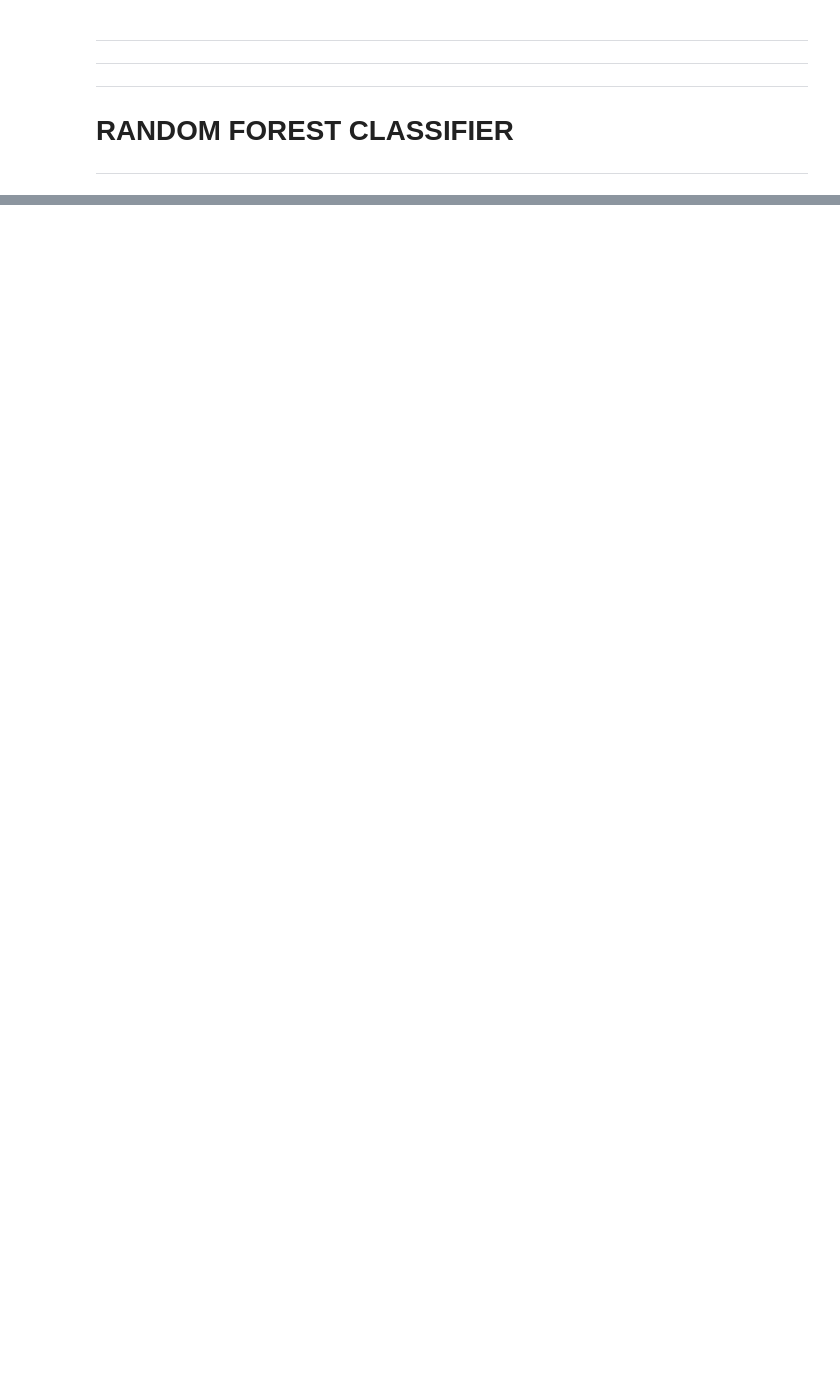
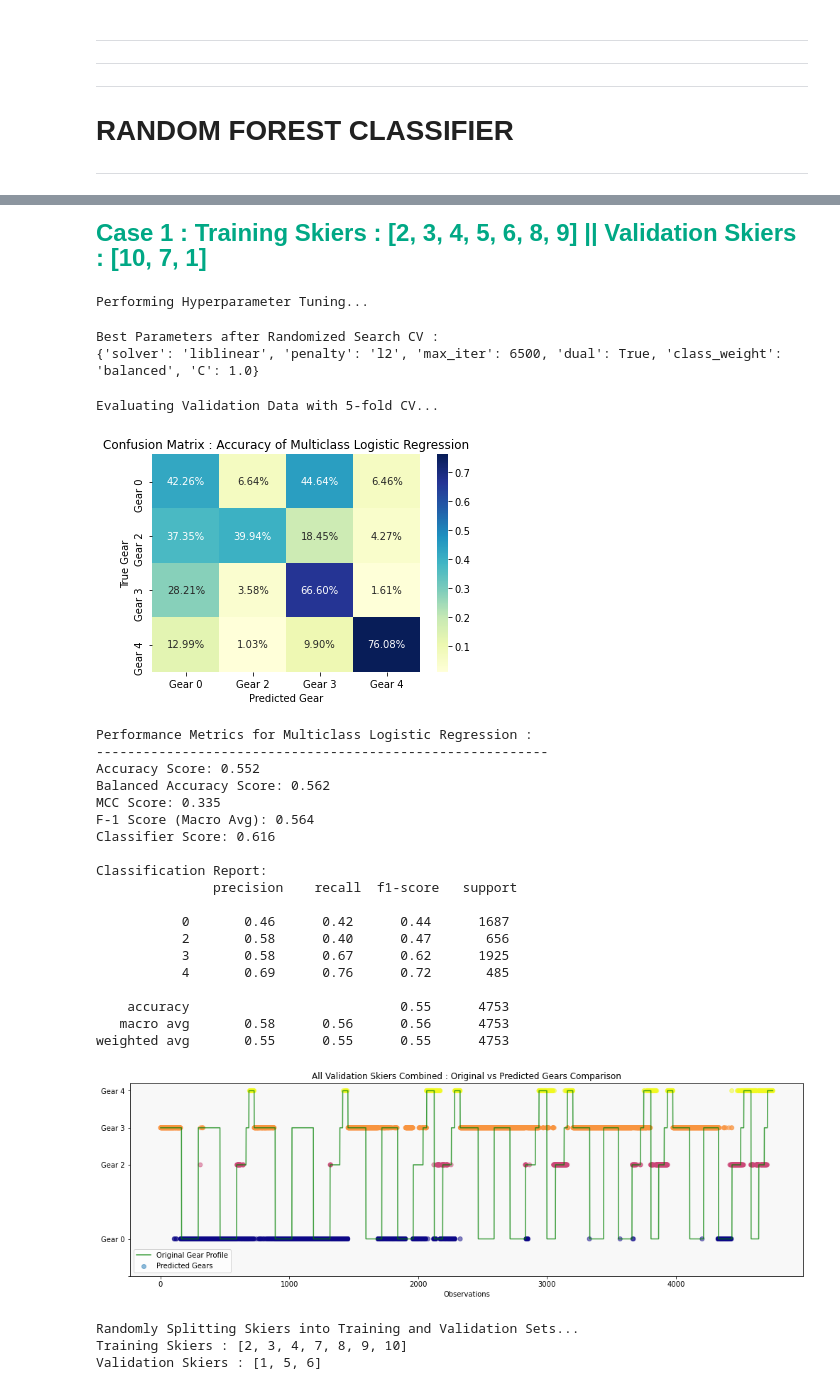
Before and after one commit to DavidLarssonIO/Data-driven-gait-analysis, a Jupyter notebook: main-savya-refined-12sec-shift.ipynb, the cells around one changed output, grey strips where cells are left out. Saved outputs shown, nothing was run; the diff lists cells and outputs as text; code cells hidden in the pictures; blank space fills up the shorter version.

```diff
--- a/main-savya-refined-12sec-shift.ipynb
+++ b/main-savya-refined-12sec-shift.ipynb
@@ -311,18 +184,0 @@ weighted avg       0.81      0.80      0.80      4654
-# %%
-plot_df = y_plot_data
-plot_df = plot_df.assign(Predicted_Gear=all_y_pred)
-skier_list = plot_df['Skier'].unique()
-
-
-for i in range(0,len(skier_list)):
-    temp_df = plot_df.loc[(plot_df['Skier'] == skier_list[i])]
-
-    fig, axs = plt.subplots(figsize=(15,6))
-    plt.title(f'Skier {skier_list[i]} : Original vs Predicted Gears Comparison')
-    plt.xlabel('Observations')
-    plt.plot(range(0,temp_df.shape[0]), temp_df['Gear'],alpha=0.75, color='green', label='Original Gear Profile')
-    plt.scatter(range(0,temp_df.shape[0]), temp_df['Predicted_Gear'],alpha=0.5, c=temp_df.Predicted_Gear, cmap='plasma', label='Predicted Gears')
-    axs.set_yticks([-1,0,2,3,4])
-    axs.set_yticklabels(['','Gear 0', 'Gear 2', 'Gear 3', 'Gear 4'])
-    plt.legend(loc='lower left')
-    plt.show()
@@ -362,0 +185,33 @@ X_train
+# %%
+lr_results_df = pd.DataFrame(columns=list(['Training Skiers','Validation Skiers','Best Hyperparameters',
+                                           'Accuracy','Balanced Accuracy','MCC','F1 (Macro Avg)','Classifier Score',
+                                           'Classification Report']))
+
+for i in range(0,5):
+
+    X_train, X_valid, y_train, y_valid, y_plot_data, train_skiers_list, val_skiers_list = split_train_test_data(df_info, skier_list, validation_skiers)
+
+    display(HTML(f'<p><strong><span style="font-size: 24px; color: rgb(0, 168, 133);">Case {i+1} : Training Skiers : {train_skiers_list}  ||  Validation Skiers : {val_skiers_list}</span></strong></p>'))
+
+    lr, lr_best_params = tune_logistic_regression(X_train, y_train)
+
+    # Evluate the model using validation data and output performance metrics
+    results, all_y_pred, CM_arr, class_report = evaluate(lr, X_valid, y_valid, 'Multiclass Logistic Regression')
+
+    plot_predicted_gear_comparison(y_plot_data,all_y_pred,False)
+
+    temp_all_metrics =  ["" for x in range(9)]
+    temp_all_metrics[0] = train_skiers_list
+    temp_all_metrics[1] = val_skiers_list
+    temp_all_metrics[2] = lr_best_params
+    temp_all_metrics[3] = results[0]
+    temp_all_metrics[4] = results[1]
+    temp_all_metrics[5] = results[5]
+    temp_all_metrics[6] = results[4]
+    temp_all_metrics[7] = results[9]
+    temp_all_metrics[8] = class_report
+
+    lr_results_df.loc[len(lr_results_df)] = temp_all_metrics
+
+    print('\n\n')
+# %% [output]
@@ -362,0 +221,29 @@ X_train
+Case 1 : Training Skiers : [2, 3, 4, 5, 6, 8, 9] || Validation Skiers : [10, 7, 1]
+Performing Hyperparameter Tuning...
+Best Parameters after Randomized Search CV :
+{'solver': 'liblinear', 'penalty': 'l2', 'max_iter': 6500, 'dual': True, 'class_weight': 'balanced', 'C': 1.0}
+Evaluating Validation Data with 5-fold CV...
+[figure, added]
+Performance Metrics for Multiclass Logistic Regression :
+----------------------------------------------------------
+Accuracy Score: 0.552
+Balanced Accuracy Score: 0.562
+MCC Score: 0.335
+F-1 Score (Macro Avg): 0.564
+Classifier Score: 0.616
+
+Classification Report:
+               precision    recall  f1-score   support
+
+           0       0.46      0.42      0.44      1687
+           2       0.58      0.40      0.47       656
+           3       0.58      0.67      0.62      1925
+           4       0.69      0.76      0.72       485
+
+    accuracy                           0.55      4753
+   macro avg       0.58      0.56      0.56      4753
+weighted avg       0.55      0.55      0.55      4753
+[figure, added]
+Randomly Splitting Skiers into Training and Validation Sets...
+Training Skiers : [2, 3, 4, 7, 8, 9, 10]
+Validation Skiers : [1, 5, 6]
```
Also changed, not shown: parts of 22 cells of this notebook.
